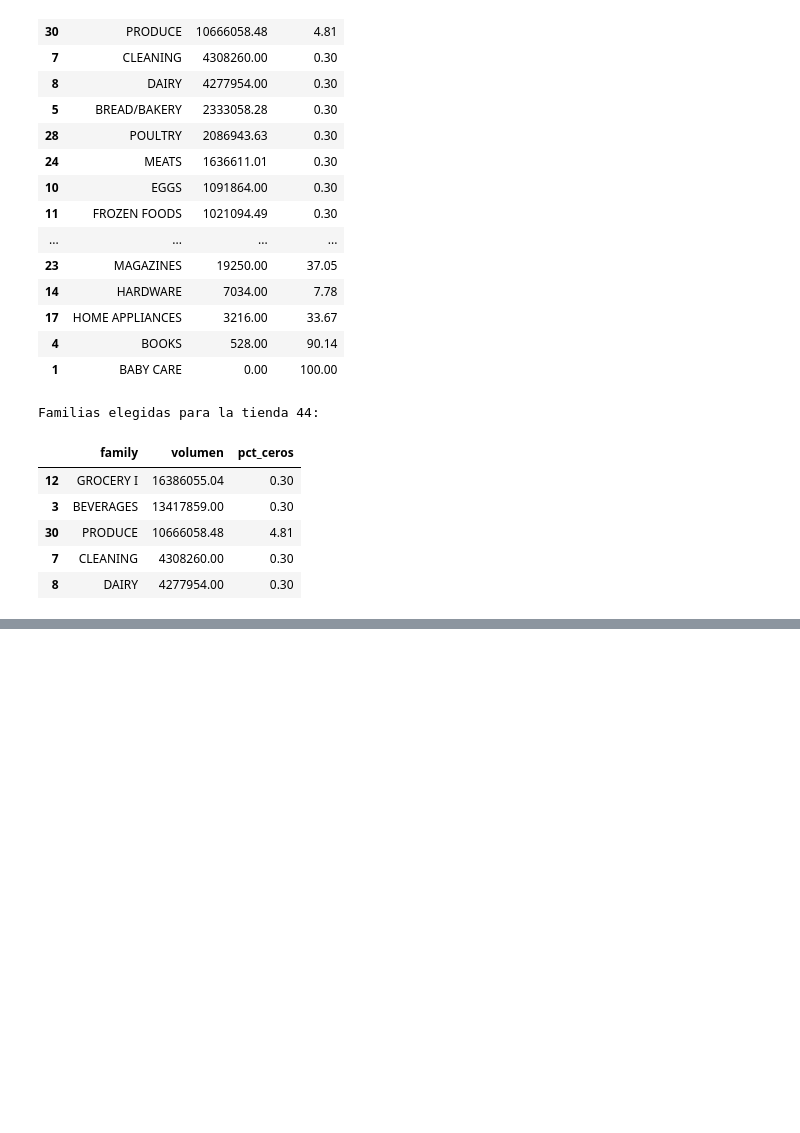
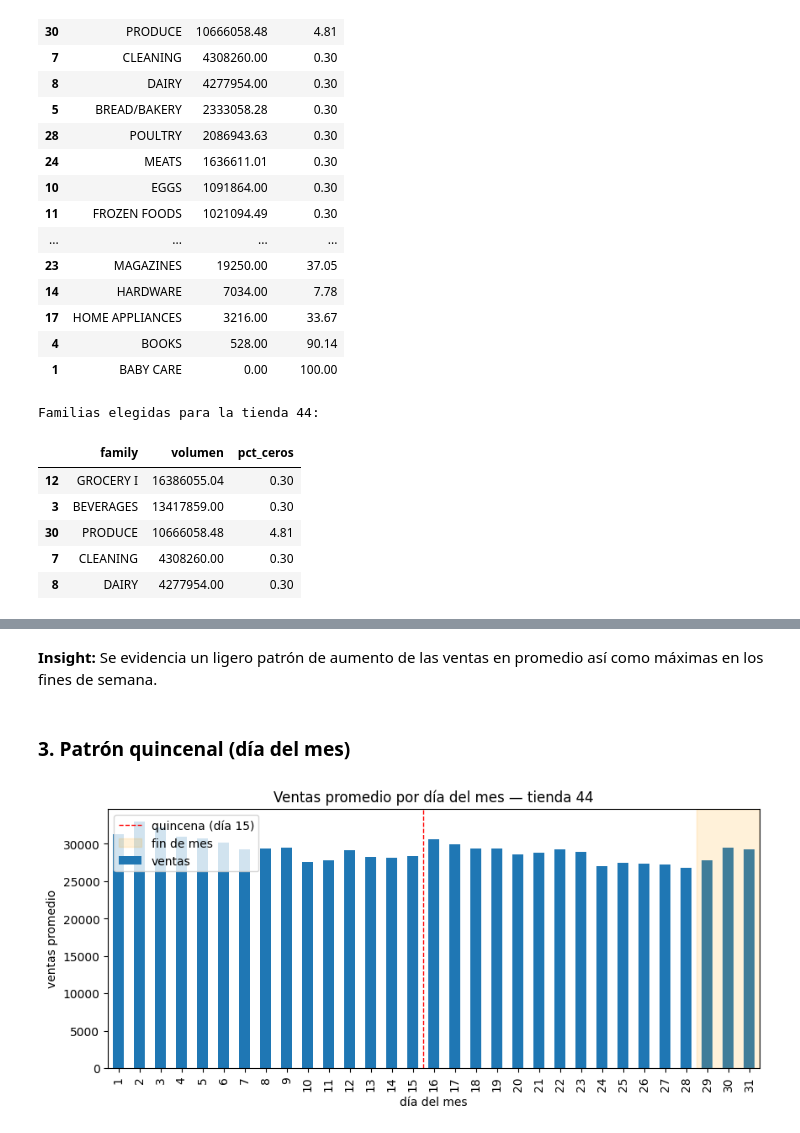
Before and after one commit to Jacogz/ML-Prediccion-Demanda, a Jupyter notebook: src/model_development.ipynb, the cells around one changed output, grey strips where cells are left out. Cells and saved outputs as stored; diff of their text form; code cells hidden in the pictures; blank space fills up the shorter version.

```diff
--- a/src/model_development.ipynb
+++ b/src/model_development.ipynb
@@ -137,0 +233,20 @@ Familias elegidas para la tienda 44:
+# %% [markdown]
+**Insight:** Se evidencia un ligero patrón de aumento de las ventas en promedio así como máximas en los fines de semana.
+# %% [markdown]
+### 3. Patrón quincenal (día del mes)
+# %%
+daily["dia_mes"] = daily["date"].dt.day
+ventas_por_dia_mes = daily.groupby("dia_mes")["ventas"].mean()
+n_dias = ventas_por_dia_mes.index.max()
+
+fig, ax = plt.subplots(figsize=(10, 4))
+ventas_por_dia_mes.plot(kind="bar", ax=ax)
+ax.axvline(x=14.5, color="red", linestyle="--", linewidth=1, label="quincena (día 15)")
+ax.axvspan(n_dias - 3.5, n_dias - 0.5, color="orange", alpha=0.15, label="fin de mes")
+ax.set_title(f"Ventas promedio por día del mes — tienda {selected_store_nbr}")
+ax.set_xlabel("día del mes")
+ax.set_ylabel("ventas promedio")
+ax.legend()
+plt.show()
+# %% [output]
+[figure, added]
```
Also changed, not shown: parts of 22 cells of this notebook.
